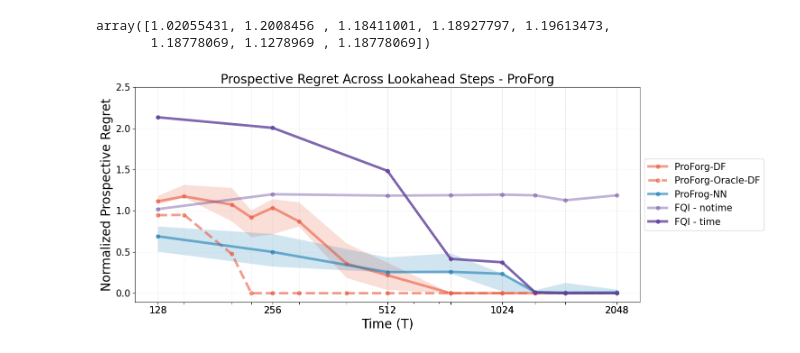
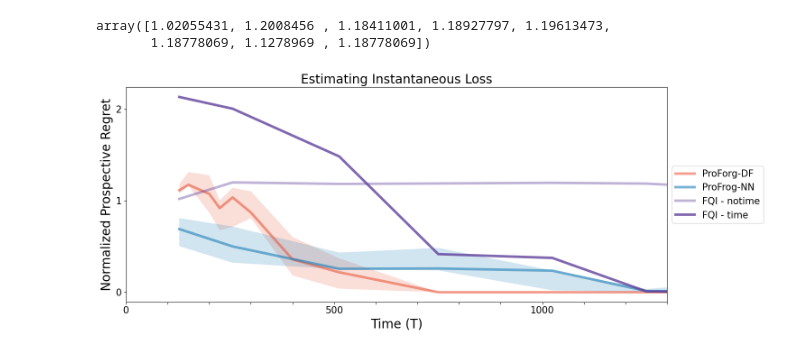
Before and after one commit to neurodata/ProspectiveForaging, a Jupyter notebook: notebooks/fig1.ipynb, the cells around one changed output. Saved outputs shown, nothing was run; the diff lists cells and outputs as text; code cells hidden in the pictures.

```diff
--- a/notebooks/fig1.ipynb
+++ b/notebooks/fig1.ipynb
@@ -214,56 +214,59 @@ colors = {"PAFM_oh_RF": pafm_df,
 median = np.median(PREGRETS_PAFM_DF_arr, axis=0)
 q25  = np.nanpercentile(PREGRETS_PAFM_DF_arr, 25, axis=0)
 q75  = np.nanpercentile(PREGRETS_PAFM_DF_arr, 75, axis=0)
-plt.plot(Ts_DF, median,color=colors["PAFM_oh_RF"], lw = linewidth,marker='o',alpha = 0.6,label = 'ProForg-DF')
+plt.plot(Ts_DF, median,color=colors["PAFM_oh_RF"], lw = linewidth,alpha = 0.6,label = 'ProForg-DF')
 plt.fill_between(Ts_DF, q25, q75, color=colors["PAFM_oh_RF"], alpha=0.20, edgecolor="none")
 
 
 median = np.min(PREGRETS_PAFM_DF_opt_arr, axis=0)
 # q25  = np.nanpercentile(PREGRETS_PAFM_DF_opt_arr, 25, axis=0)
 # q75  = np.nanpercentile(PREGRETS_PAFM_DF_opt_arr, 75, axis=0)
-plt.plot(Ts_DF, median,color=colors["PAFM_opt_RF"], lw = linewidth,alpha = 0.6,label = 'ProForg-Oracle-DF',marker='o',linestyle = '--')
+#plt.plot(Ts_DF, median,color=colors["PAFM_opt_RF"], lw = linewidth,alpha = 0.6,label = 'ProForg-Oracle-DF',marker='o',linestyle = '--')
 # plt.fill_between(Ts, q25, q75, color=colors["PAFM_opt_RF"], alpha=0.25, edgecolor="none")
 
 ## Plot NN
 median = np.median(PREGRETS_PAFM_NN_arr, axis=0)
 q25  = np.nanpercentile(PREGRETS_PAFM_NN_arr, 25, axis=0)
 q75  = np.nanpercentile(PREGRETS_PAFM_NN_arr, 75, axis=0)
-plt.plot(Ts_NN, median,color=colors["PAFM_oh_NN"], lw = linewidth,marker='o',alpha = 0.6,label = 'ProFrog-NN')
+plt.plot(Ts_NN, median,color=colors["PAFM_oh_NN"], lw = linewidth,alpha = 0.6,label = 'ProFrog-NN')
 plt.fill_between(Ts_NN, q25, q75, color=colors["PAFM_oh_NN"], alpha=0.20, edgecolor="none")
 
 
 median = np.min(PREGRETS_PAFM_NN_opt_arr, axis=0)
 # q25  = np.nanpercentile(PREGRETS_PAFM_NN_opt_arr, 25, axis=0)
 # q75  = np.nanpercentile(PREGRETS_PAFM_NN_opt_arr, 75, axis=0)
 # plt.plot(Ts_NN, median,color=colors["PAFM_opt_NN"], lw = linewidth,alpha = 0.6,label = 'ProForg-Oracle-NN',marker='o',linestyle = '--')
 # plt.fill_between(Ts, q25, q75, color=colors["PAFM_oh_NN"], alpha=0.25, edgecolor="none")
 
 ## Plot RL:
-plt.plot(Ts_NN, PREGRETS_FQI_notime.reshape(-1,1),color=colors["RL_FQI"], lw = linewidth,alpha = 0.4,label = 'FQI - notime',marker='o')
-plt.plot(Ts_NN, PREGRETS_FQI_time.reshape(-1,1),color=colors["RL_FQI"], lw = linewidth,alpha = 0.8,label = 'FQI - time',marker='o')
+plt.plot(Ts_NN, PREGRETS_FQI_notime.reshape(-1,1),color=colors["RL_FQI"], lw = linewidth,alpha = 0.4,label = 'FQI - notime')
+plt.plot(Ts_NN, PREGRETS_FQI_time.reshape(-1,1),color=colors["RL_FQI"], lw = linewidth,alpha = 0.8,label = 'FQI - time')
 
 
 # plt.plot(Ts_NN, PREGRETS_TQL_notime.reshape(-1,1),color=colors["RL_TQL"], lw = linewidth,alpha = 0.2,label = 'ProFrog-TabQL - notime',marker='o')
 # plt.plot(Ts_NN, PREGRETS_TQL_time.reshape(-1,1),color=colors["RL_TQL"], lw = linewidth,alpha = 0.4,label = 'ProFrog-TabQL - time',marker='o')
 # plt.plot(Ts_NN, PREGRETS_TQL_period.reshape(-1,1),color=colors["RL_TQL"], lw = linewidth,alpha = 0.6,label = 'ProFrog-TabQL - period+time',marker='o')
 # plt.plot(Ts_NN, PREGRETS_TQL_hmn_time.reshape(-1,1),color=colors["RL_TQL"], lw = linewidth,alpha = 0.8,label = 'ProFrog-TabQL - harmonic_period+time',marker='o')
 
 
 plt.xlabel("Time (T)",fontsize = fontsize)
 plt.ylabel("Normalized Prospective Regret", fontsize = fontsize)
-plt.xscale('log')
+#plt.xscale('log')
 
-xticks = Ts_DF + Ts_NN
-xticklabels = [str(v) if v in [128,256,512,1024,2048] else ""   # hide every 2nd label
-               for i, v in enumerate(xticks)]
+xticks = [0, 100, 200, 300, 400, 500, 600, 700, 800, 900, 1000, 1100, 1200, 1300]
+xticklabels = [0,"", "", "", "", 500, "", "", "", "", 1000, "", "", ""]
+
+plt.xlim(0, 1300)
+
+
 plt.xticks(xticks, labels=xticklabels,fontsize = fontsize-5)
 
 # plt.xticks(Ts_PAFM+Ts_PVFM, labels=[str(v) for v in Ts_PAFM+Ts_PVFM])
-plt.yticks([0,0.5,1,1.5,2,2.5],fontsize = fontsize-5)
-plt.title('Prospective Regret Across Lookahead Steps - ProForg',fontsize = fontsize)
+plt.yticks([0,1,2],fontsize = fontsize-5)
+plt.title('Estimating Instantaneous Loss',fontsize = fontsize)
 # plt.xlim(0,700000)
 plt.legend(loc="center left", bbox_to_anchor=(1, 0.5),fontsize = fontsize-5)
-plt.grid(True, linestyle='--', alpha=0.2)
+#plt.grid(True, linestyle='--', alpha=0.2)
 plt.tight_layout()
 # %% [output]
-[figure, old version]
+[figure, new version]
```
Also changed, not shown: 4 other files.
